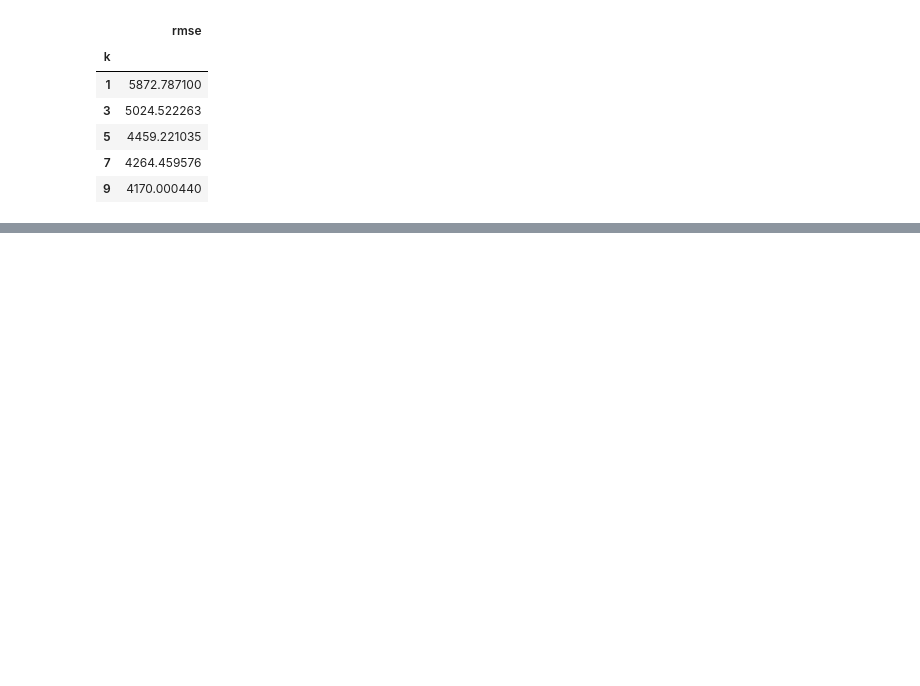
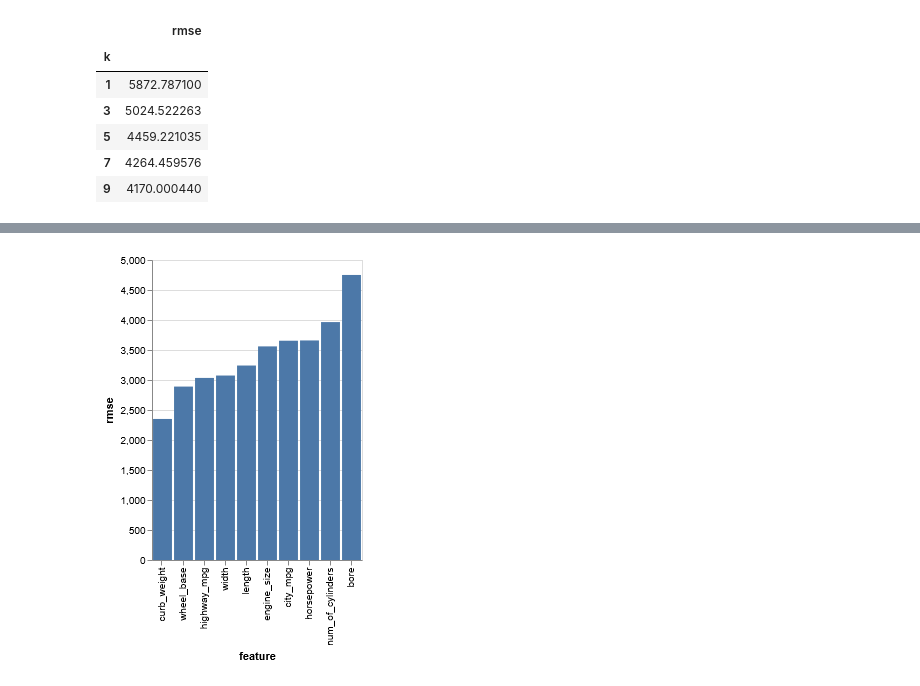
Before and after one commit to edwinfl49/nyc-hs-analysis, a Jupyter notebook: Predicting Car Prices - Dataquest.io Guided Project.ipynb, the cells around one changed output, grey strips where cells are left out. Cells and saved outputs as stored; diff of their text form; code cells hidden in the pictures; blank space fills up the shorter version.

```diff
--- a/Predicting Car Prices - Dataquest.io Guided Project.ipynb
+++ b/Predicting Car Prices - Dataquest.io Guided Project.ipynb
@@ -262 +246,9 @@ alt.Chart(ff).mark_bar().encode(
+# %%
+ff = results_df[(results_df['k']==7) & (results_df['rmse']<5000)]
+alt.Chart(ff).mark_bar().encode(
+    x=alt.X('feature:N', sort=alt.EncodingSortField(field='rmse', op='average')),
+    y='rmse',
+)
+# %% [output]
+[figure, added]
 # %%
```
Also changed, not shown: parts of 14 cells of this notebook, 1 other file.
